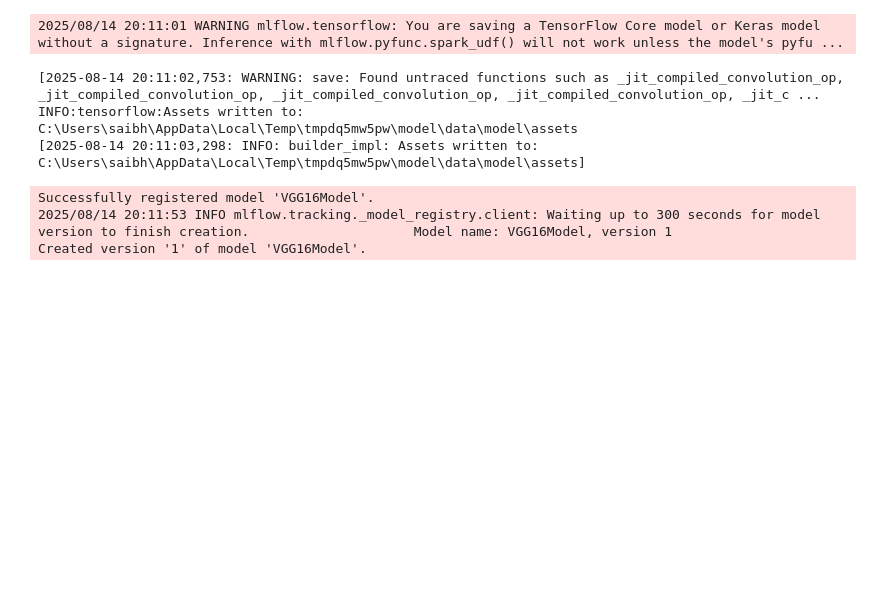
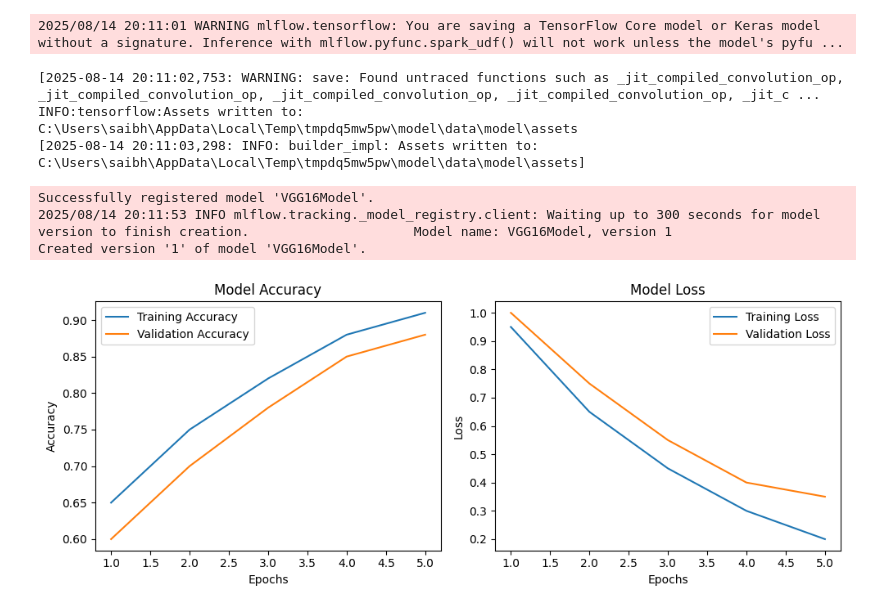
Before and after one commit to saibharath2005/Kidney-Disease-Classification-MLflow-DVC, a Jupyter notebook: research/04_model_evaluation_with_mlflow.ipynb, the cells around one changed output. Saved outputs shown, nothing was run; the diff lists cells and outputs as text; code cells hidden in the pictures; blank space fills up the shorter version.

```diff
--- a/research/04_model_evaluation_with_mlflow.ipynb
+++ b/research/04_model_evaluation_with_mlflow.ipynb
@@ -167,3 +167,39 @@ INFO:tensorflow:Assets written to: C:\Users\saibh\AppData\Local\Temp\tmpdq5mw5pw
 Successfully registered model 'VGG16Model'.
 2025/08/14 20:11:53 INFO mlflow.tracking._model_registry.client: Waiting up to 300 seconds for model version to finish creation.                     Model name: VGG16Model, version 1
 Created version '1' of model 'VGG16Model'.
+# %%
+import matplotlib.pyplot as plt
+
+# Example training history dictionary
+history = {
+    "accuracy": [0.65, 0.75, 0.82, 0.88, 0.91],
+    "val_accuracy": [0.60, 0.70, 0.78, 0.85, 0.88],
+    "loss": [0.95, 0.65, 0.45, 0.30, 0.20],
+    "val_loss": [1.00, 0.75, 0.55, 0.40, 0.35]
+}
+
+epochs = range(1, len(history["accuracy"]) + 1)
+
+# Plot Accuracy
+plt.figure(figsize=(10, 4))
+plt.subplot(1, 2, 1)
+plt.plot(epochs, history["accuracy"], label="Training Accuracy")
+plt.plot(epochs, history["val_accuracy"], label="Validation Accuracy")
+plt.xlabel("Epochs")
+plt.ylabel("Accuracy")
+plt.title("Model Accuracy")
+plt.legend()
+
+# Plot Loss
+plt.subplot(1, 2, 2)
+plt.plot(epochs, history["loss"], label="Training Loss")
+plt.plot(epochs, history["val_loss"], label="Validation Loss")
+plt.xlabel("Epochs")
+plt.ylabel("Loss")
+plt.title("Model Loss")
+plt.legend()
+
+plt.tight_layout()
+plt.show()
+# %% [output]
+[figure, added]
```
Also changed, not shown: parts of 2 cells of this notebook, 28 other files.
